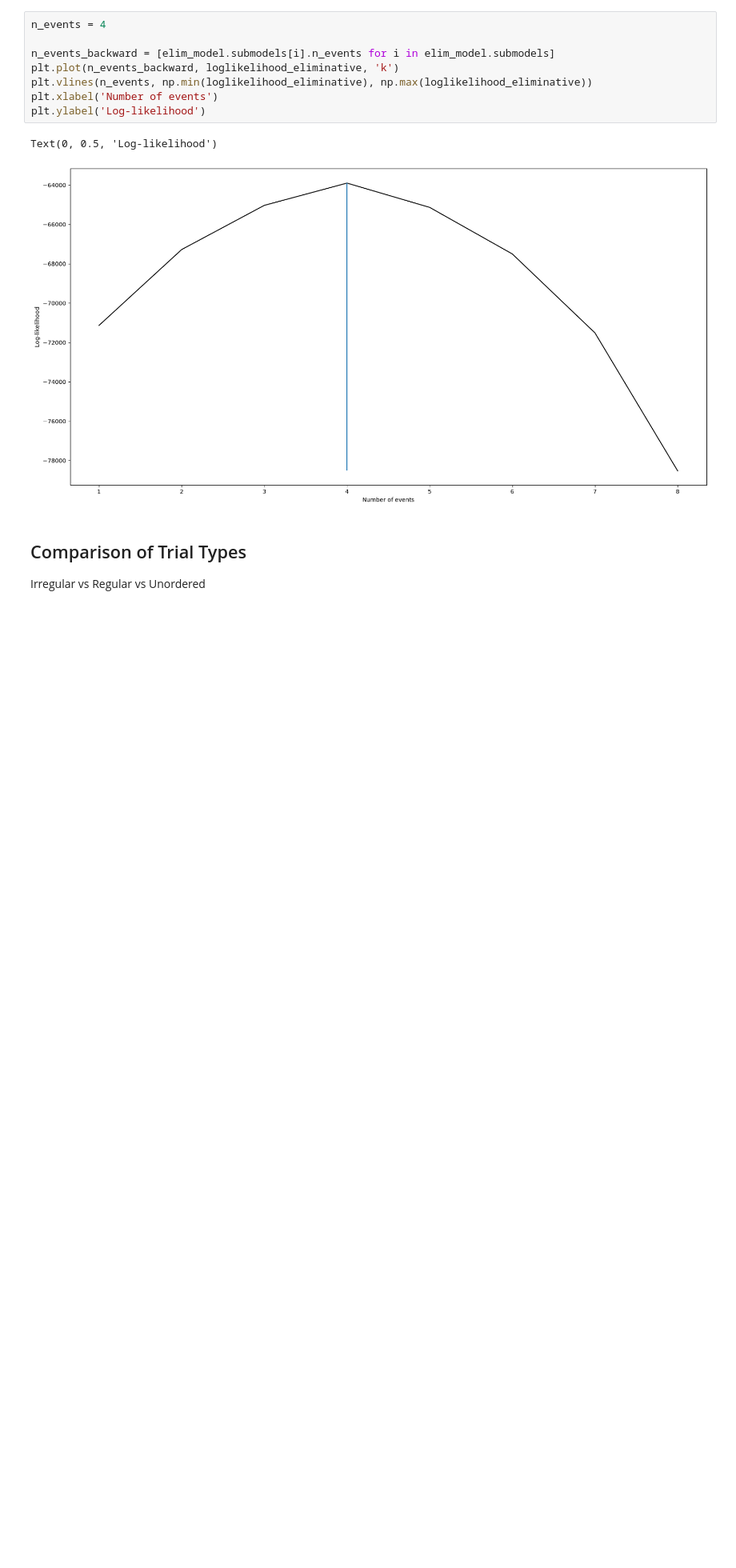
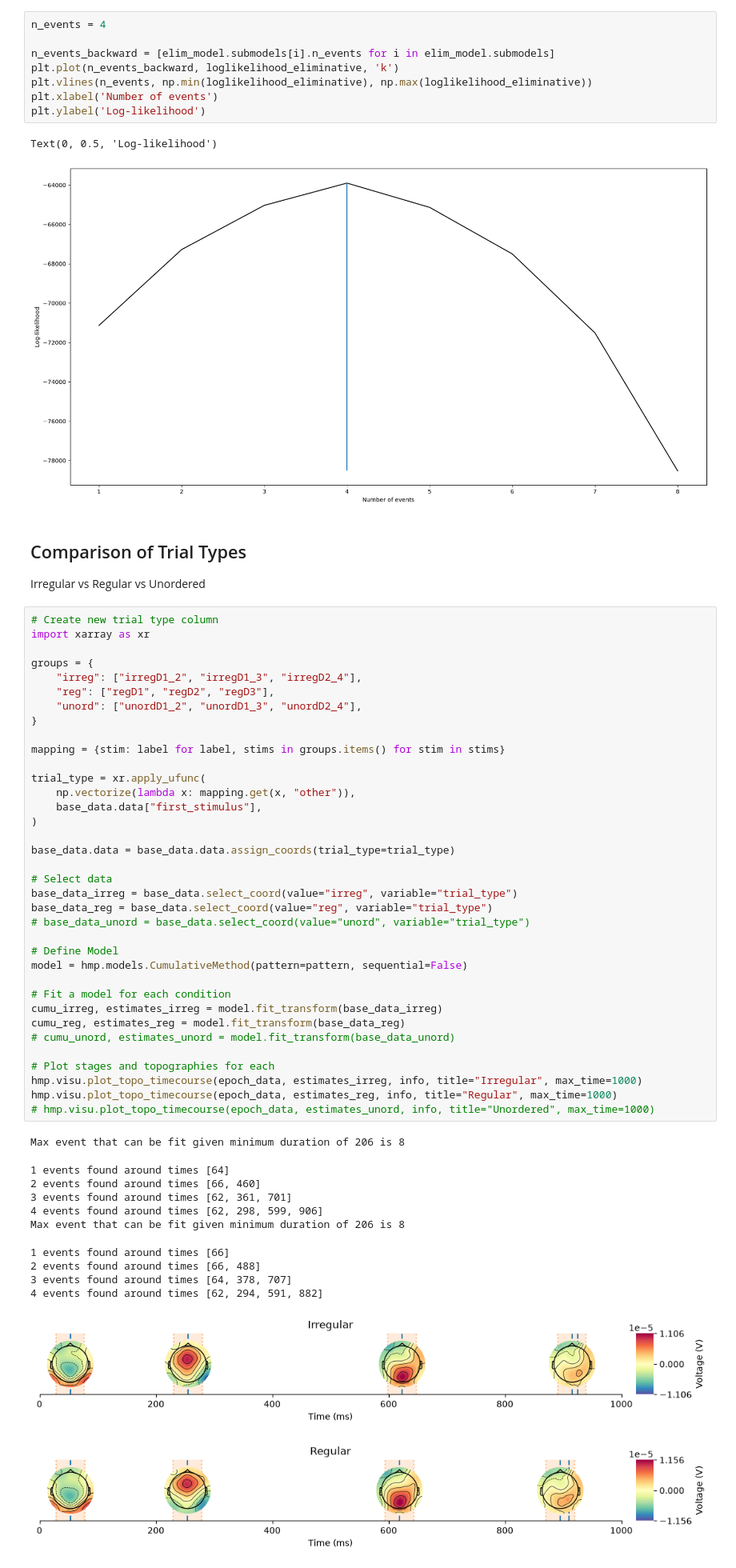
Before and after one commit to charlielacker/CONUMECH_OrderVerification, a Jupyter notebook: HMP_order.ipynb, the cells around one changed output. Shown at 80% size. Cells and saved outputs as stored; diff of their text form; blank space fills up the shorter version.

Commit message:
Irreg/Reg Models

```diff
--- a/HMP_order.ipynb
+++ b/HMP_order.ipynb
@@ -387,3 +387,52 @@ Text(0, 0.5, 'Log-likelihood')
 # %% [markdown]
 ## Comparison of Trial Types
 Irregular vs Regular vs Unordered
+# %%
+# Create new trial type column
+import xarray as xr
+
+groups = {
+    "irreg": ["irregD1_2", "irregD1_3", "irregD2_4"],
+    "reg": ["regD1", "regD2", "regD3"],
+    "unord": ["unordD1_2", "unordD1_3", "unordD2_4"],
+}
+
+mapping = {stim: label for label, stims in groups.items() for stim in stims}
+
+trial_type = xr.apply_ufunc(
+    np.vectorize(lambda x: mapping.get(x, "other")),
+    base_data.data["first_stimulus"],
+)
+
+base_data.data = base_data.data.assign_coords(trial_type=trial_type)
+
+# Select data
+base_data_irreg = base_data.select_coord(value="irreg", variable="trial_type")
+base_data_reg = base_data.select_coord(value="reg", variable="trial_type")
+# base_data_unord = base_data.select_coord(value="unord", variable="trial_type")
+
+# Define Model
+model = hmp.models.CumulativeMethod(pattern=pattern, sequential=False)
+
+# Fit a model for each condition
+cumu_irreg, estimates_irreg = model.fit_transform(base_data_irreg)
+cumu_reg, estimates_reg = model.fit_transform(base_data_reg)
+# cumu_unord, estimates_unord = model.fit_transform(base_data_unord)
+
+# Plot stages and topographies for each
+hmp.visu.plot_topo_timecourse(epoch_data, estimates_irreg, info, title="Irregular", max_time=1000)
+hmp.visu.plot_topo_timecourse(epoch_data, estimates_reg, info, title="Regular", max_time=1000)
+# hmp.visu.plot_topo_timecourse(epoch_data, estimates_unord, info, title="Unordered", max_time=1000)
+# %% [output]
+Max event that can be fit given minimum duration of 206 is 8
+1 events found around times [64]
+2 events found around times [66, 460]
+3 events found around times [62, 361, 701]
+4 events found around times [62, 298, 599, 906]
+Max event that can be fit given minimum duration of 206 is 8
+1 events found around times [66]
+2 events found around times [66, 488]
+3 events found around times [64, 378, 707]
+4 events found around times [62, 294, 591, 882]
+[figure, added]
+[figure, added]
```
Also changed, not shown: parts of 13 cells of this notebook.
